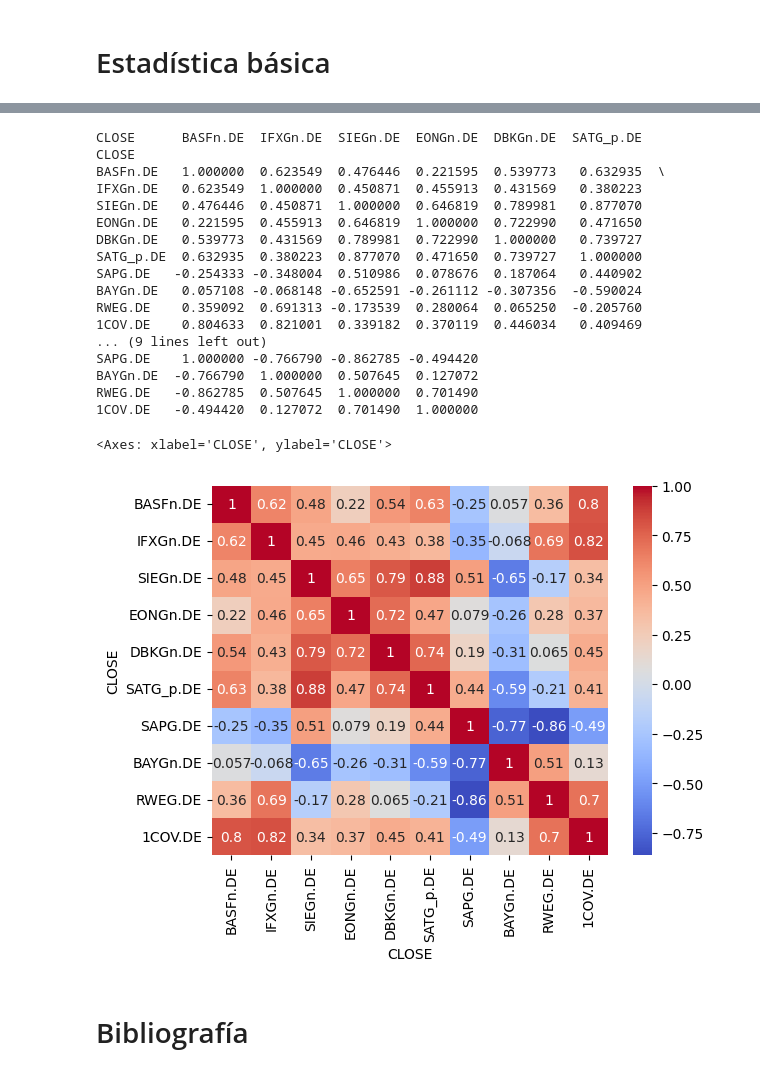
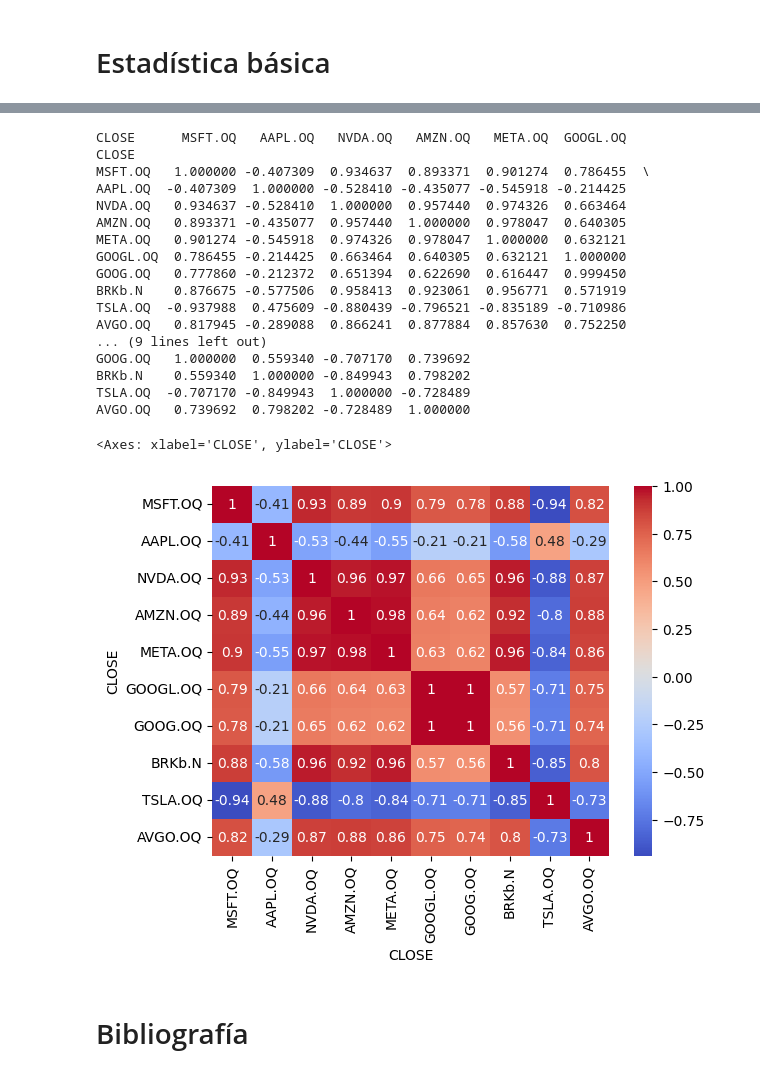
Before and after one commit to neftalivldz/finanzas2024, a Jupyter notebook: 01_refinitiv_pandas.ipynb, the cells around one changed output, grey strips where cells are left out. Drawn from its saved outputs; the diff is of its cells as text; code cells hidden in the pictures.

```diff
--- a/01_refinitiv_pandas.ipynb
+++ b/01_refinitiv_pandas.ipynb
@@ -203,0 +241,7 @@ generen grafico para volumen de menor a mayor DJI
+# %%
+ivv = ek.get_data('IVV', ['TR.FundHoldingRIC','TR.FundHoldingName',
+                           'TR.FundPercentageOfFundAssets',
+                           'TR.FundNumberOfShares',
+                           'TR.FundNumberOfSharesChanged'],
+            {'Endnum':'5000'})[0]
+ivv
@@ -477,4 +586,4 @@ df_ts[-10:]
 # %%
-dax_corto = dax['Instrument'][0:10].tolist()
-dax_corto
+ivv_corto = ivv['Holding RIC'][0:10].tolist()
+ivv_corto
 # %% [output]
@@ -497,4 +606,4 @@ print(today, d)
 # %%
-df = ek.get_timeseries(dax_corto, start_date = d, end_date = today, fields='CLOSE', interval="daily")
+df = ek.get_timeseries(ivv_corto, start_date = d, end_date = today, fields='CLOSE', interval="daily")
 df
 # %% [output]
@@ -527,30 +636,30 @@ df.describe()
 # %%
-correlacion = df[dax_corto].corr()
+correlacion = df[ivv_corto].corr()
 print(correlacion)
 # %% [output]
-CLOSE      BASFn.DE  IFXGn.DE  SIEGn.DE  EONGn.DE  DBKGn.DE  SATG_p.DE
+CLOSE      MSFT.OQ   AAPL.OQ   NVDA.OQ   AMZN.OQ   META.OQ  GOOGL.OQ
 CLOSE
-BASFn.DE   1.000000  0.623549  0.476446  0.221595  0.539773   0.632935  \
-IFXGn.DE   0.623549  1.000000  0.450871  0.455913  0.431569   0.380223
-SIEGn.DE   0.476446  0.450871  1.000000  0.646819  0.789981   0.877070
-EONGn.DE   0.221595  0.455913  0.646819  1.000000  0.722990   0.471650
-DBKGn.DE   0.539773  0.431569  0.789981  0.722990  1.000000   0.739727
-SATG_p.DE  0.632935  0.380223  0.877070  0.471650  0.739727   1.000000
-SAPG.DE   -0.254333 -0.348004  0.510986  0.078676  0.187064   0.440902
-BAYGn.DE   0.057108 -0.068148 -0.652591 -0.261112 -0.307356  -0.590024
-RWEG.DE    0.359092  0.691313 -0.173539  0.280064  0.065250  -0.205760
-1COV.DE    0.804633  0.821001  0.339182  0.370119  0.446034   0.409469
+MSFT.OQ   1.000000 -0.407309  0.934637  0.893371  0.901274  0.786455  \
+AAPL.OQ  -0.407309  1.000000 -0.528410 -0.435077 -0.545918 -0.214425
+NVDA.OQ   0.934637 -0.528410  1.000000  0.957440  0.974326  0.663464
+AMZN.OQ   0.893371 -0.435077  0.957440  1.000000  0.978047  0.640305
+META.OQ   0.901274 -0.545918  0.974326  0.978047  1.000000  0.632121
+GOOGL.OQ  0.786455 -0.214425  0.663464  0.640305  0.632121  1.000000
+GOOG.OQ   0.777860 -0.212372  0.651394  0.622690  0.616447  0.999450
+BRKb.N    0.876675 -0.577506  0.958413  0.923061  0.956771  0.571919
+TSLA.OQ  -0.937988  0.475609 -0.880439 -0.796521 -0.835189 -0.710986
+AVGO.OQ   0.817945 -0.289088  0.866241  0.877884  0.857630  0.752250
 ... (9 lines left out)
-SAPG.DE    1.000000 -0.766790 -0.862785 -0.494420
-BAYGn.DE  -0.766790  1.000000  0.507645  0.127072
-RWEG.DE   -0.862785  0.507645  1.000000  0.701490
-1COV.DE   -0.494420  0.127072  0.701490  1.000000
+GOOG.OQ   1.000000  0.559340 -0.707170  0.739692
+BRKb.N    0.559340  1.000000 -0.849943  0.798202
+TSLA.OQ  -0.707170 -0.849943  1.000000 -0.728489
+AVGO.OQ   0.739692  0.798202 -0.728489  1.000000
 # %%
 import seaborn as sns
-sns.heatmap(df[dax_corto].corr(), annot = True, fmt='.2g',cmap= 'coolwarm')
+sns.heatmap(df[ivv_corto].corr(), annot = True, fmt='.2g',cmap= 'coolwarm')
 # %% [output]
 <Axes: xlabel='CLOSE', ylabel='CLOSE'>
-[figure, old version]
+[figure, new version]
 # %% [markdown]
 # Bibliografía
 # %% [markdown]
```
Also changed, not shown: parts of 27 cells of this notebook, 1 other file.
